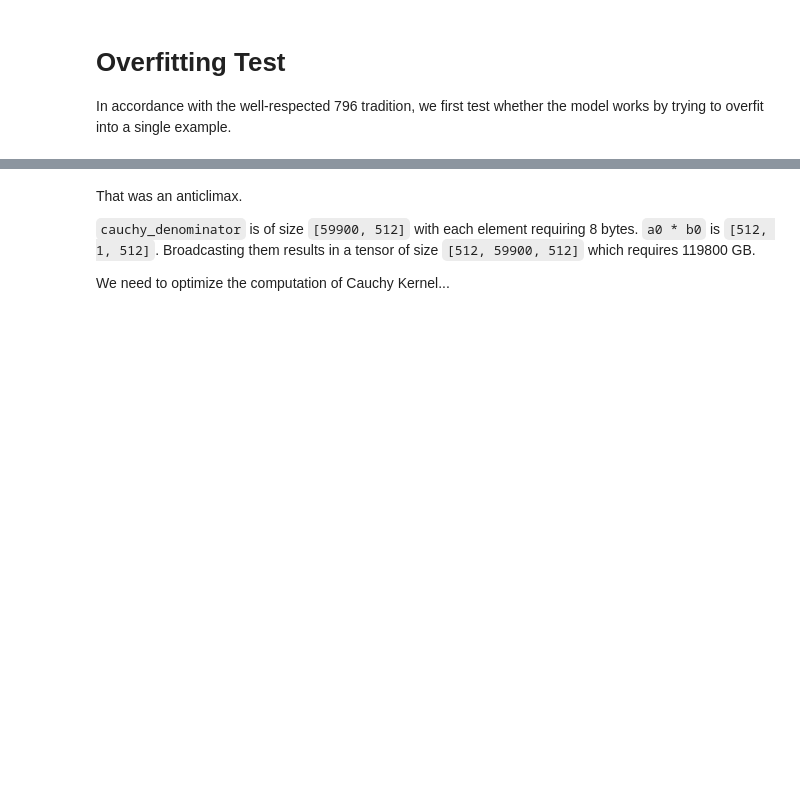
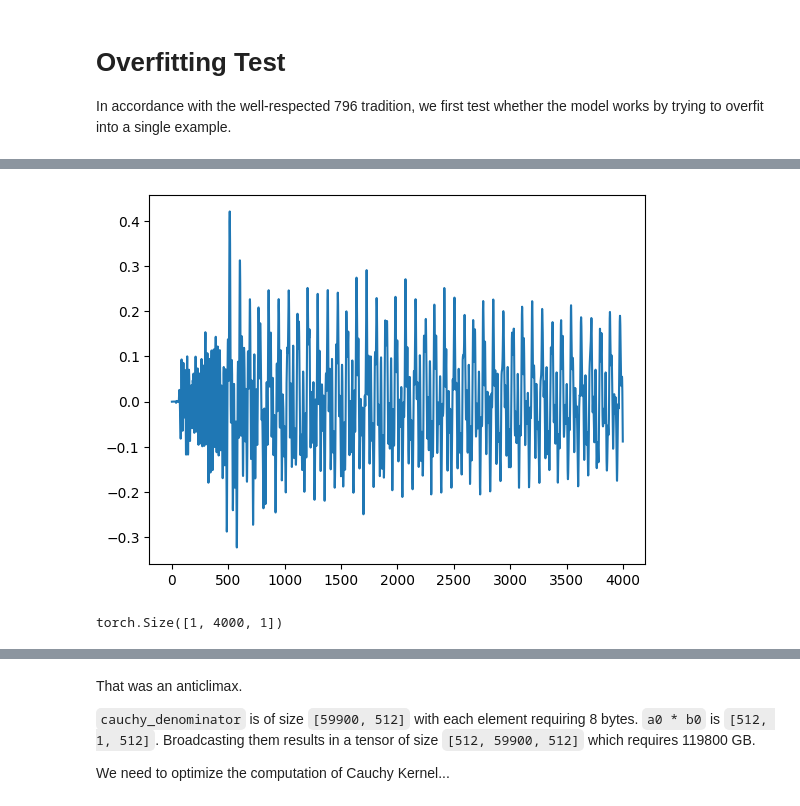
Before and after one commit to necrashter/SaShiMi-796, a Jupyter notebook: SaShiMi.ipynb, the cells around one changed output, grey strips where cells are left out. Cells and saved outputs as stored; diff of their text form; code cells hidden in the pictures; blank space fills up the shorter version.

Commit message:
WIP SaShiMi overfitting test on single Youtube Mix sample
Co-authored-by: necrashter <iiilker99@gmail.com>
Co-authored-by: CanKeles5 <cankeles22@gmail.com>

```diff
--- a/SaShiMi.ipynb
+++ b/SaShiMi.ipynb
@@ -238,0 +244,7 @@ overfit_dataset = [train_dataset[0]]
+# %%
+plt.figure()
+start = 4000
+sample = train_dataset[0][0][start:start+4000].cpu().flatten()
+plt.plot(sample)
+ipd.Audio(sample.numpy(), rate=16000)
+# %% [output]
@@ -238,0 +252 @@ overfit_dataset = [train_dataset[0]]
+[figure, added]
@@ -239 +258,5 @@ overfit_dataset = [train_dataset[0]]
+# %%
+x.size()
+# %% [output]
+torch.Size([1, 4000, 1])
 # %%
```
Also changed, not shown: parts of 24 cells of this notebook, 1 other file.
